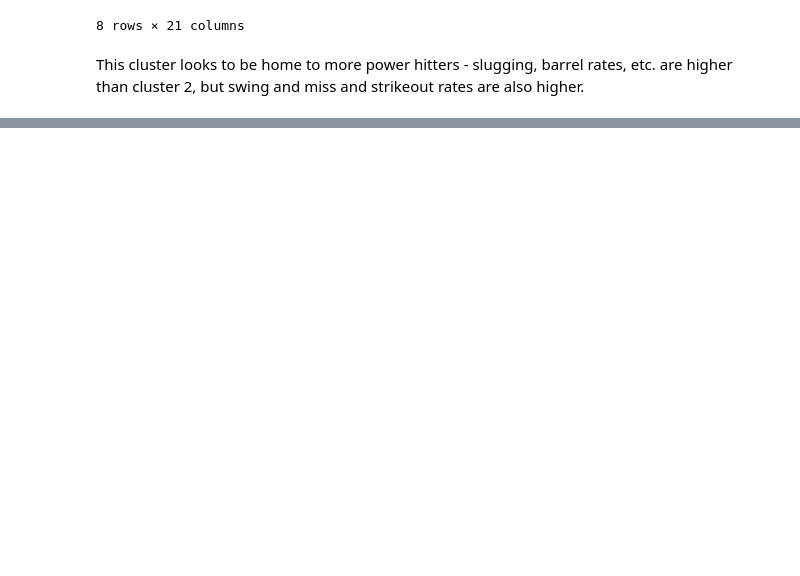
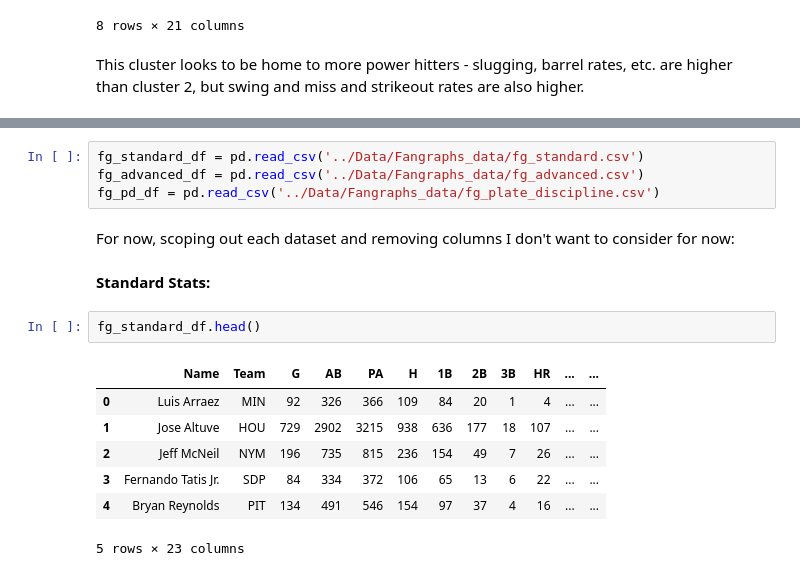
Before and after one commit to pbovard63/Predicting_MLB_Pitches, a Jupyter notebook: Clustering/Batter_Clustering.ipynb, the cells around one changed output, grey strips where cells are left out. Cells and saved outputs as stored; diff of their text form; blank space fills up the shorter version.

Commit message:
Added stats

```diff
--- a/Clustering/Batter_Clustering.ipynb
+++ b/Clustering/Batter_Clustering.ipynb
@@ -243,0 +257,18 @@ This cluster looks to be home to more power hitters - slugging, barrel rates, et
+# %%
+fg_standard_df = pd.read_csv('../Data/Fangraphs_data/fg_standard.csv')
+fg_advanced_df = pd.read_csv('../Data/Fangraphs_data/fg_advanced.csv')
+fg_pd_df = pd.read_csv('../Data/Fangraphs_data/fg_plate_discipline.csv')
+# %% [markdown]
+For now, scoping out each dataset and removing columns I don't want to consider for now:
+# %% [markdown]
+**Standard Stats:**
+# %%
+fg_standard_df.head()
+# %% [output]
+|  | Name | Team | G | AB | PA | H | 1B | 2B | 3B | HR | ... | ... |
+| 0 | Luis Arraez | MIN | 92 | 326 | 366 | 109 | 84 | 20 | 1 | 4 | ... | ... |
+| 1 | Jose Altuve | HOU | 729 | 2902 | 3215 | 938 | 636 | 177 | 18 | 107 | ... | ... |
+| 2 | Jeff McNeil | NYM | 196 | 735 | 815 | 236 | 154 | 49 | 7 | 26 | ... | ... |
+| 3 | Fernando Tatis Jr. | SDP | 84 | 334 | 372 | 106 | 65 | 13 | 6 | 22 | ... | ... |
+| 4 | Bryan Reynolds | PIT | 134 | 491 | 546 | 154 | 97 | 37 | 4 | 16 | ... | ... |
+5 rows × 23 columns
```
Also changed, not shown: parts of 14 cells of this notebook.
